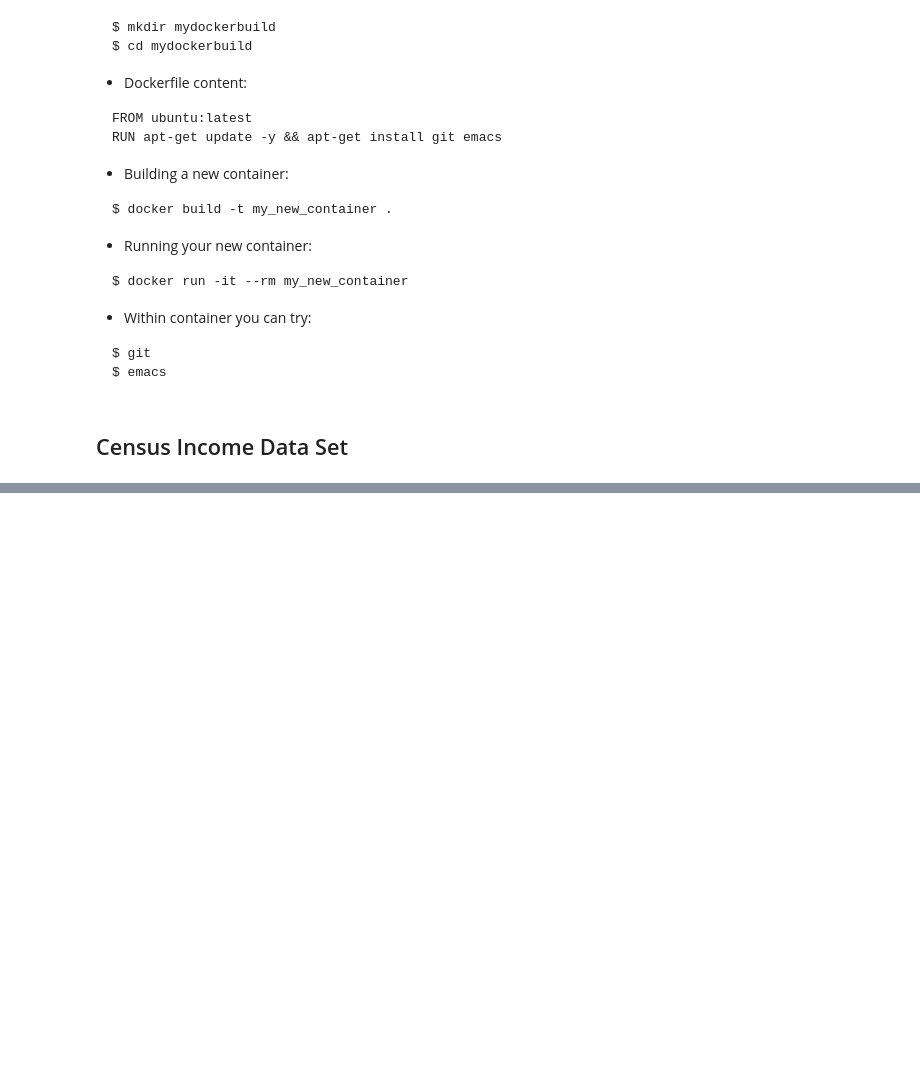
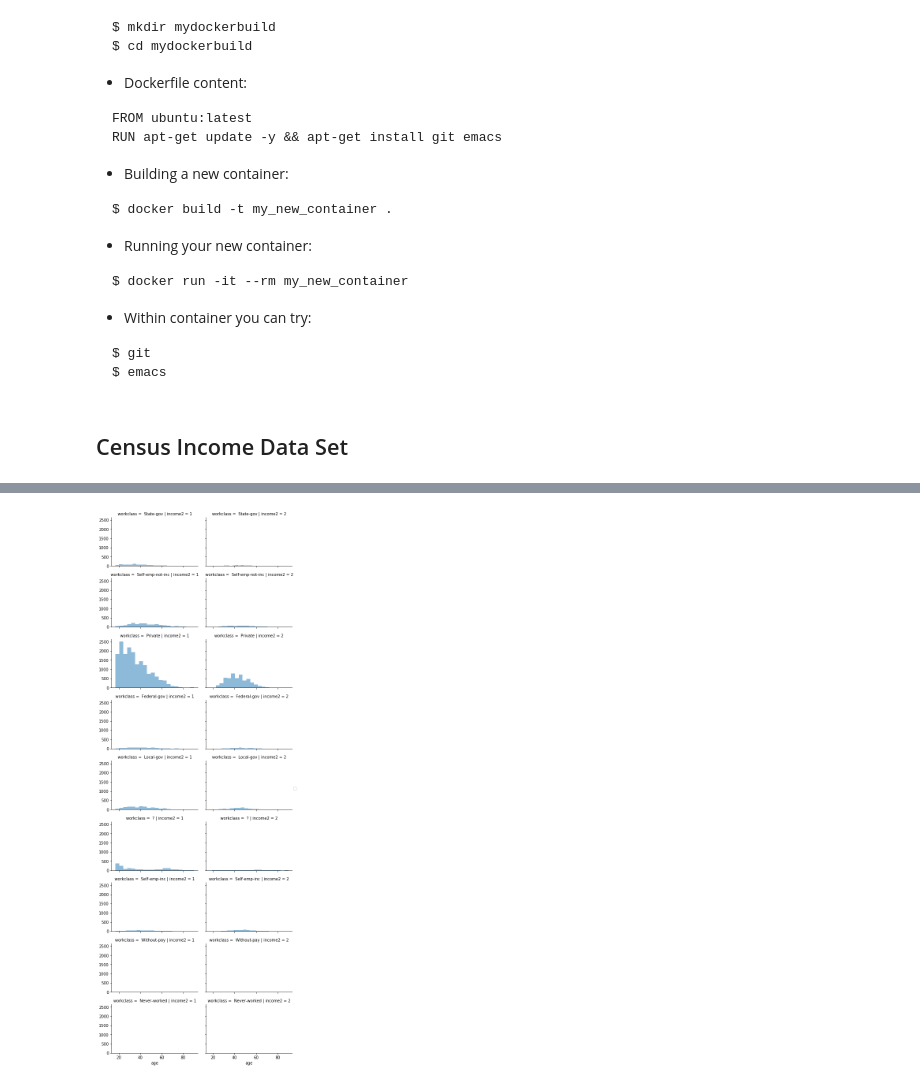
Before and after one commit to anidata/tutorials, a Jupyter notebook: Docker_census_data.ipynb, the cells around one changed output, grey strips where cells are left out. Cells and saved outputs as stored; diff of their text form; code cells hidden in the pictures; blank space fills up the shorter version.

```diff
--- a/Docker_census_data.ipynb
+++ b/Docker_census_data.ipynb
@@ -370,0 +429,6 @@ Name: workclass, dtype: object
+# %%
+grid = sns.FacetGrid(orig_data, col='income2', row='workclass', size=2.2, aspect=1.6)
+grid.map(plt.hist, 'age', alpha=.5, bins=20)
+grid.add_legend();
+# %% [output]
+[figure, added]
```
Also changed, not shown: parts of 83 cells of this notebook.
